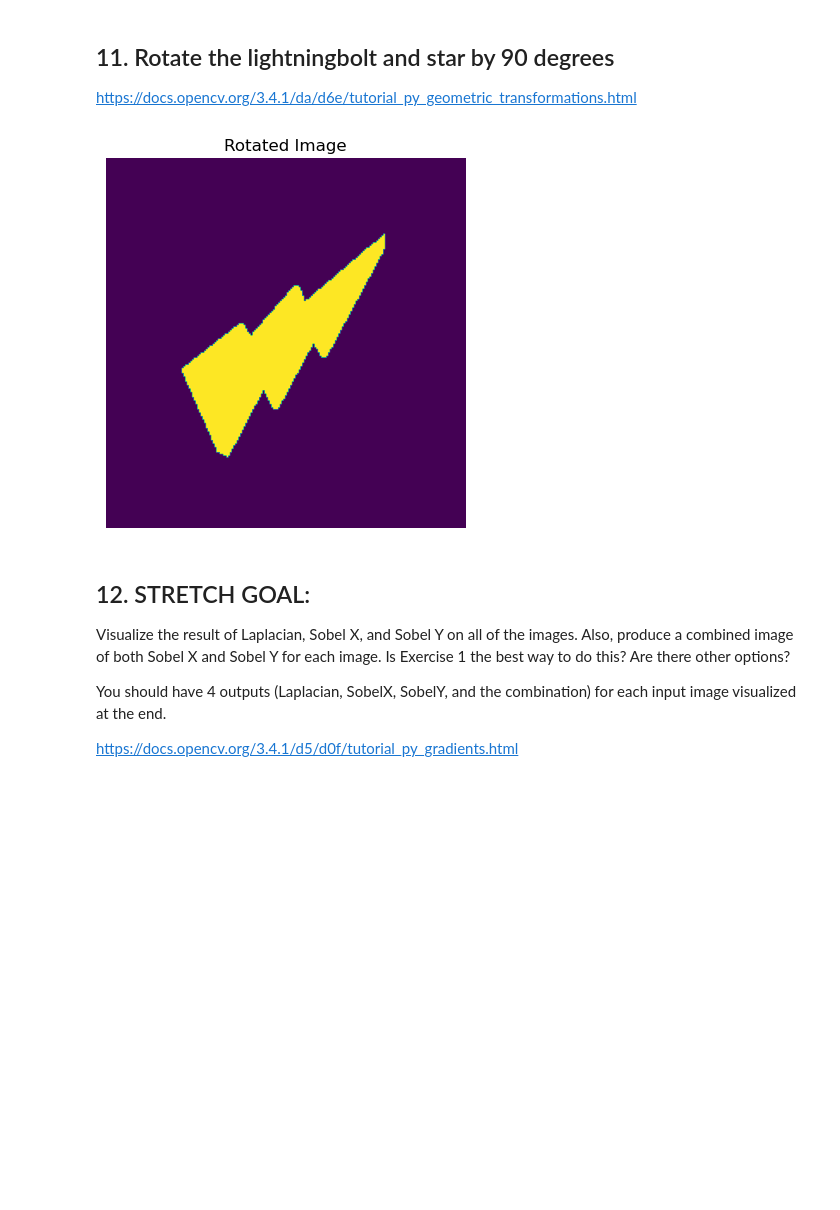
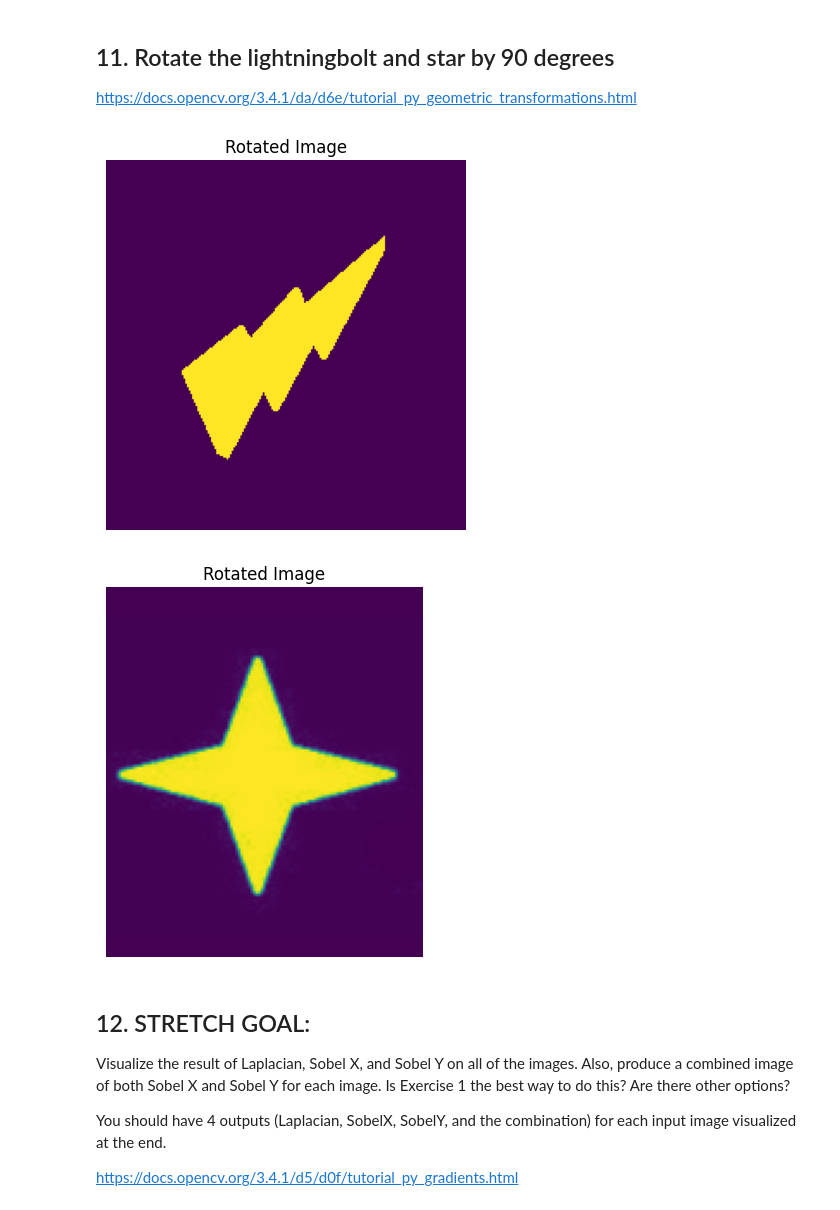
Before and after one commit to z4v6n/ClaireGao_BWSIWeek2_Vision, a Jupyter notebook: notebooks/02_OpenCV.ipynb, the cells around one changed output. Drawn from its saved outputs; the diff is of its cells as text; code cells hidden in the pictures; blank space fills up the shorter version.

```diff
--- a/notebooks/02_OpenCV.ipynb
+++ b/notebooks/02_OpenCV.ipynb
@@ -138,14 +169,23 @@ https://docs.opencv.org/3.4.1/da/d6e/tutorial_py_geometric_transformations.html
 # %%
 rows, cols = lightningbolt.shape[:2]
 M = cv2.getRotationMatrix2D((cols / 2, rows / 2), 90, 1)
 dst = cv2.warpAffine(lightningbolt, M, (cols, rows))
 
 plt.imshow(dst)
 plt.title('Rotated Image')
 plt.axis('off')
 plt.show()
+
+rows, cols = star.shape[:2]
+M = cv2.getRotationMatrix2D((cols / 2, rows / 2), 90, 1)
+dst = cv2.warpAffine(star, M, (cols, rows))
+plt.imshow(dst)
+plt.title('Rotated Image')
+plt.axis('off')
+plt.show()
 # %% [output]
-[figure, old version]
+[figure, new version]
+[figure, added]
 # %% [markdown]
 ## 12. STRETCH GOAL:
 
```
Also changed, not shown: parts of 26 cells of this notebook.
